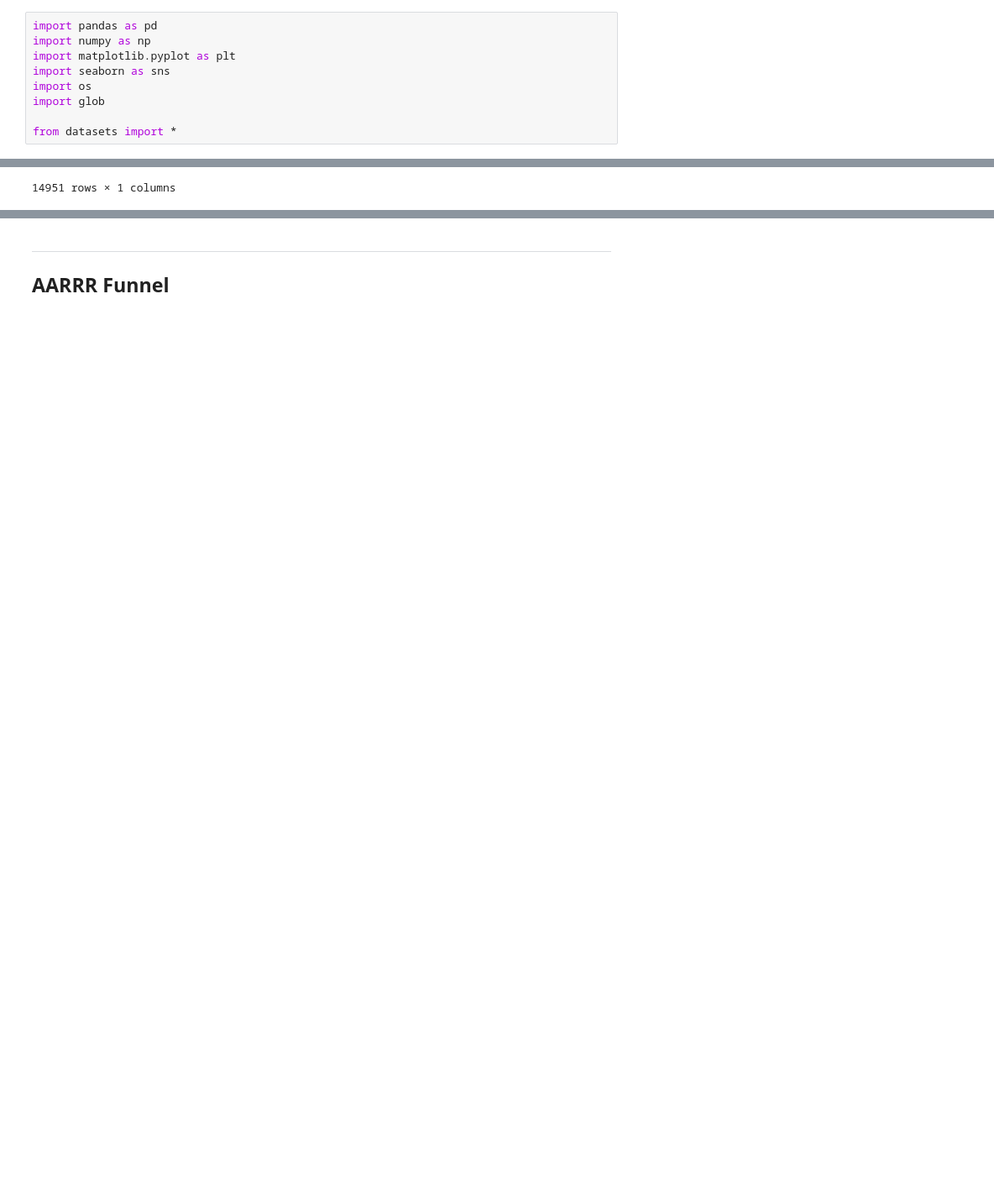
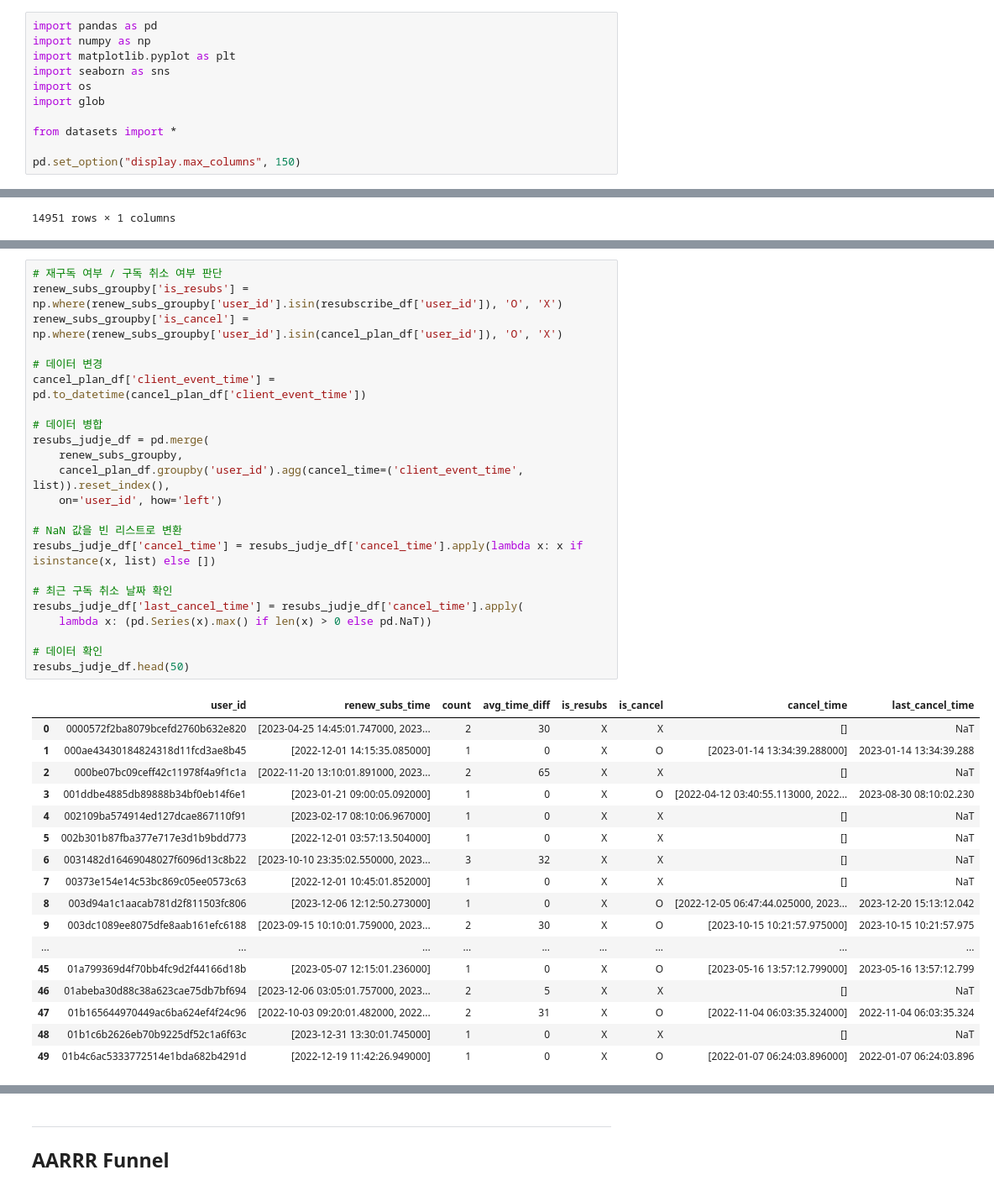
Before and after one commit to saeraniren/intermediate_project, a Jupyter notebook: lwc_main.ipynb, the cells around one changed output, grey strips where cells are left out. Shown at 84% size. Saved outputs shown, nothing was run; the diff lists cells and outputs as text; blank space fills up the shorter version.

```diff
--- a/lwc_main.ipynb
+++ b/lwc_main.ipynb
@@ -7,6 +7,8 @@ import os
 import glob
 
 from datasets import *
+
+pd.set_option("display.max_columns", 150)
 # %%
 # Load the data
 
@@ -1293,0 +1406,41 @@ Name: client_event_time, Length: 7498, dtype: object
+# %%
+# 재구독 여부 / 구독 취소 여부 판단
+renew_subs_groupby['is_resubs'] = np.where(renew_subs_groupby['user_id'].isin(resubscribe_df['user_id']), 'O', 'X')
+renew_subs_groupby['is_cancel'] = np.where(renew_subs_groupby['user_id'].isin(cancel_plan_df['user_id']), 'O', 'X')
+
+# 데이터 변경
+cancel_plan_df['client_event_time'] = pd.to_datetime(cancel_plan_df['client_event_time'])
+
+# 데이터 병합
+resubs_judje_df = pd.merge(
+    renew_subs_groupby,
+    cancel_plan_df.groupby('user_id').agg(cancel_time=('client_event_time', list)).reset_index(),
+    on='user_id', how='left')
+
+# NaN 값을 빈 리스트로 변환
+resubs_judje_df['cancel_time'] = resubs_judje_df['cancel_time'].apply(lambda x: x if isinstance(x, list) else [])
+
+# 최근 구독 취소 날짜 확인
+resubs_judje_df['last_cancel_time'] = resubs_judje_df['cancel_time'].apply(
+    lambda x: (pd.Series(x).max() if len(x) > 0 else pd.NaT))
+
+# 데이터 확인
+resubs_judje_df.head(50)
+# %% [output]
+|  | user_id | renew_subs_time | count | avg_time_diff | is_resubs | is_cancel | cancel_time | last_cancel_time |
+| 0 | 0000572f2ba8079bcefd2760b632e820 | [2023-04-25 14:45:01.747000, 2023... | 2 | 30 | X | X | [] | NaT |
+| 1 | 000ae43430184824318d11fcd3ae8b45 | [2022-12-01 14:15:35.085000] | 1 | 0 | X | O | [2023-01-14 13:34:39.288000] | 2023-01-14 13:34:39.288 |
+| 2 | 000be07bc09ceff42c11978f4a9f1c1a | [2022-11-20 13:10:01.891000, 2023... | 2 | 65 | X | X | [] | NaT |
+| 3 | 001ddbe4885db89888b34bf0eb14f6e1 | [2023-01-21 09:00:05.092000] | 1 | 0 | X | O | [2022-04-12 03:40:55.113000, 2022... | 2023-08-30 08:10:02.230 |
+| 4 | 002109ba574914ed127dcae867110f91 | [2023-02-17 08:10:06.967000] | 1 | 0 | X | X | [] | NaT |
+| 5 | 002b301b87fba377e717e3d1b9bdd773 | [2022-12-01 03:57:13.504000] | 1 | 0 | X | X | [] | NaT |
+| 6 | 0031482d16469048027f6096d13c8b22 | [2023-10-10 23:35:02.550000, 2023... | 3 | 32 | X | X | [] | NaT |
+| 7 | 00373e154e14c53bc869c05ee0573c63 | [2022-12-01 10:45:01.852000] | 1 | 0 | X | X | [] | NaT |
+| 8 | 003d94a1c1aacab781d2f811503fc806 | [2023-12-06 12:12:50.273000] | 1 | 0 | X | O | [2022-12-05 06:47:44.025000, 2023... | 2023-12-20 15:13:12.042 |
+| 9 | 003dc1089ee8075dfe8aab161efc6188 | [2023-09-15 10:10:01.759000, 2023... | 2 | 30 | X | O | [2023-10-15 10:21:57.975000] | 2023-10-15 10:21:57.975 |
+| ... | ... | ... | ... | ... | ... | ... | ... | ... |
+| 45 | 01a799369d4f70bb4fc9d2f44166d18b | [2023-05-07 12:15:01.236000] | 1 | 0 | X | O | [2023-05-16 13:57:12.799000] | 2023-05-16 13:57:12.799 |
+| 46 | 01abeba30d88c38a623cae75db7bf694 | [2023-12-06 03:05:01.757000, 2023... | 2 | 5 | X | X | [] | NaT |
+| 47 | 01b165644970449ac6ba624ef4f24c96 | [2022-10-03 09:20:01.482000, 2022... | 2 | 31 | X | O | [2022-11-04 06:03:35.324000] | 2022-11-04 06:03:35.324 |
+| 48 | 01b1c6b2626eb70b9225df52c1a6f63c | [2023-12-31 13:30:01.745000] | 1 | 0 | X | X | [] | NaT |
+| 49 | 01b4c6ac5333772514e1bda682b4291d | [2022-12-19 11:42:26.949000] | 1 | 0 | X | O | [2022-01-07 06:24:03.896000] | 2022-01-07 06:24:03.896 |
```
Also changed, not shown: parts of 17 cells of this notebook.
